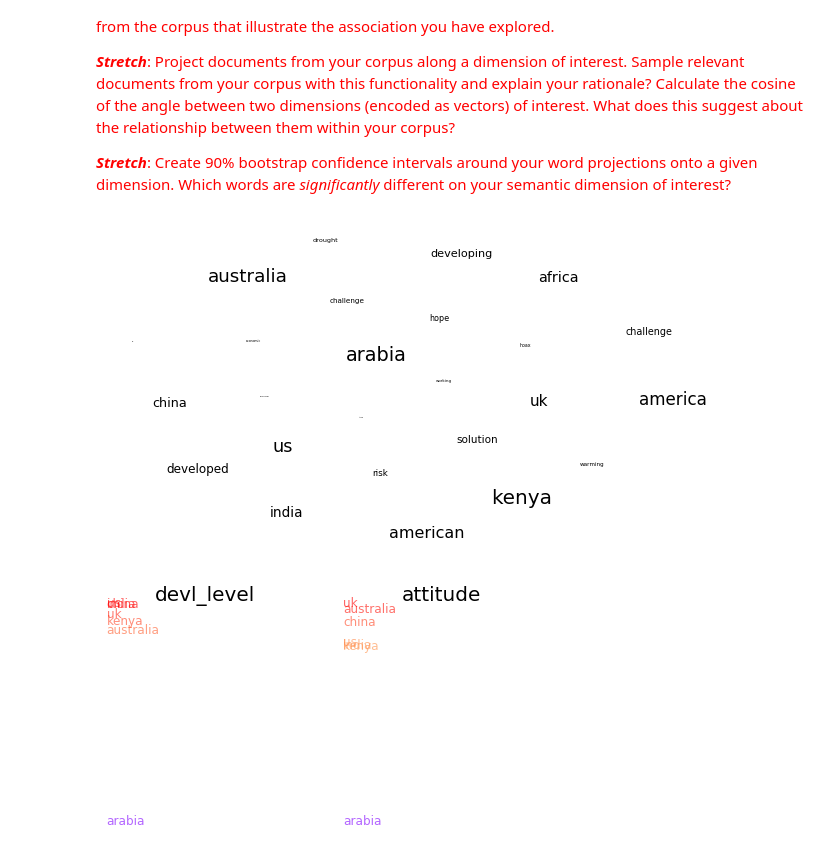
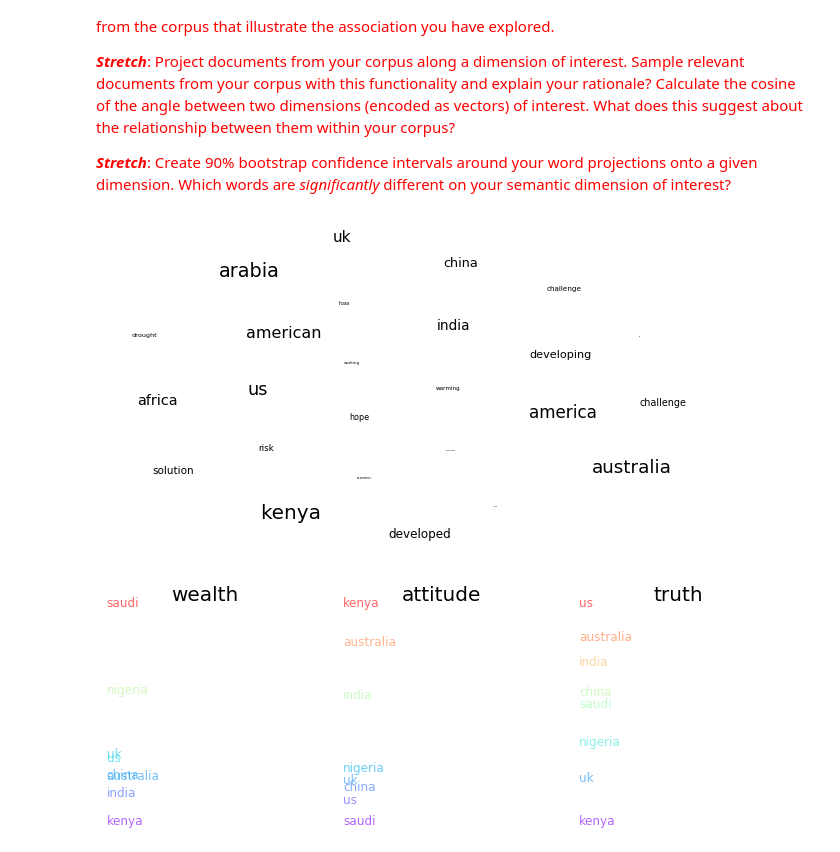
Before and after one commit to Moloq/content-analysis-2018, a Jupyter notebook: 4-Word-Embedding/4-Word-Embedding.ipynb, the cells around one changed output. Cells and saved outputs as stored; diff of their text form; code cells hidden in the pictures.

Commit message:
Updating with bigger better data

```diff
--- a/4-Word-Embedding/4-Word-Embedding.ipynb
+++ b/4-Word-Embedding/4-Word-Embedding.ipynb
@@ -602,7 +509,9 @@ the most similar words to 玉米 is:
 
 <span style="color:red">Construct cells immediately below this that build a word2vec model with your corpus. Interrogate word relationships in the resulting space, including estimating 90% confidence intervals for specific word cosine distances of interest. Plot a subset of your words. What do these word relationships reveal about the *social* and *cultural game* underlying your corpus? What was surprising--what violated your prior understanding of the corpus? What was expected--what confirmed your knowledge about this domain?
 # %%
-news_df = pandas.read_csv('../data/news_better.csv', encoding='latin1')
+#news_df = pandas.read_csv('../data/news_better.csv', encoding='latin1')
+import pandas
+news_df = pandas.read_pickle('../data/news_df.pkl')
 from nltk.corpus import stopwords
 our_stops = lucem_illud.stop_words_basic# + ['climate', 'change']
 
@@ -1188,39 +1097,39 @@ plt.xticks(())
 plt.yticks(())
 plt.show()
 # %% [output]
-[figure, old version]
+[figure, new version]
 # %%
 def makeDF2(model, word_list):
     g = []
     r = []
     c = []
     for word in word_list:
         g.append(sklearn.metrics.pairwise.cosine_similarity(model[word].reshape(1,-1), dim_class.reshape(1,-1))[0][0])
         r.append(sklearn.metrics.pairwise.cosine_similarity(model[word].reshape(1,-1), dim_attitude.reshape(1,-1))[0][0])
         c.append(sklearn.metrics.pairwise.cosine_similarity(model[word].reshape(1,-1), dim_truth.reshape(1,-1))[0][0])
-    df = pandas.DataFrame({'devl_level': g, 'attitude': r, 'truth': c}, index = word_list)
+    df = pandas.DataFrame({'wealth': g, 'attitude': r, 'truth': c}, index = word_list)
     return df
 
 #Gender = dimension(nytimes_model, ['man','him','he'], ['woman', 'her', 'she'])
 #Race = dimension(nytimes_model, ['black','blacks','African'], ['white', 'whites', 'Caucasian'])
 dim_class = dimension(news_w2v, ['rich', 'developed', 'wealth'], ['developing', 'poor'])
 dim_attitude = dimension(news_w2v, ['risk', 'worry', 'disaster'], ['solution', 'hope', 'working'])
-#dim_truth = dimension(news_w2v, ['hoax'], ['working', 'solution', 'truth'])
-dim_countries = ['kenya', 'arabia', 'china', 'india', 'us', 'uk', 'australia']
+dim_truth = dimension(news_w2v, ['hoax', 'lies', 'plot'], ['working', 'solution', 'truth'])
+dim_countries = ['kenya', 'saudi', 'china', 'india', 'us', 'uk', 'australia', 'nigeria']
 
 #Sports  = ["basketball", "baseball", "boxing", "softball", "volleyball", "tennis", "golf", "hockey", "soccer"]
 country_df = makeDF2(news_w2v, dim_countries)
 #OCCdf = makeDF(nytimes_model, Occupations)
 #Fooddf = makeDF(nytimes_model, Foods)
 #Sportsdf = makeDF(nytimes_model, Sports)
 
 fig = plt.figure(figsize = (12,4))
 ax1 = fig.add_subplot(131)
-PlotDimension(ax1, country_df, 'devl_level')
+PlotDimension(ax1, country_df, 'wealth')
 ax2 = fig.add_subplot(132)
 PlotDimension(ax2, country_df, 'attitude')
-#ax3 = fig.add_subplot(133)
-#PlotDimension(ax3, country_df, 'truth')
+ax3 = fig.add_subplot(133)
+PlotDimension(ax3, country_df, 'truth')
 plt.show()
 # %% [output]
-[figure, old version]
+[figure, new version]
```
Also changed, not shown: parts of 48 cells of this notebook.
